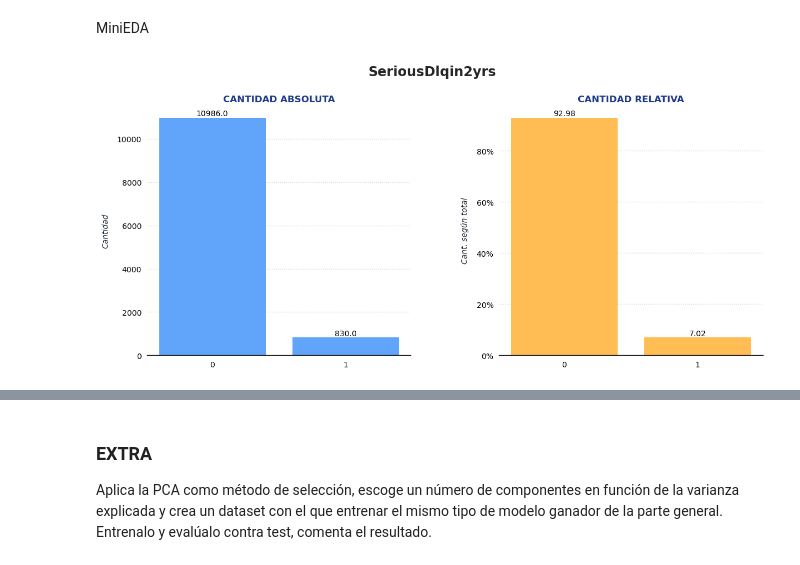
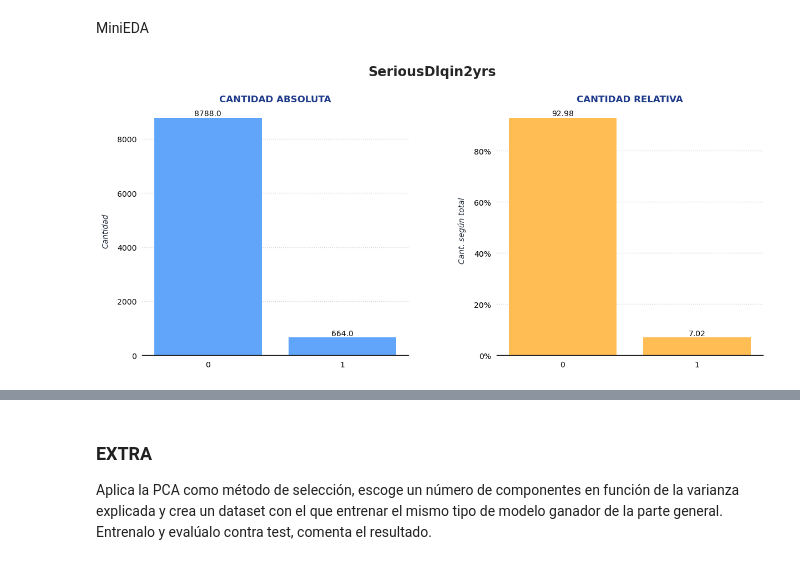
Before and after one commit to aaerror/ONLINE_DS_THEBRIDGE_AAC, a Jupyter notebook: sprint_14/feature_selection/feature_selection.ipynb, the cells around one changed output, grey strips where cells are left out. Cells and saved outputs as stored; diff of their text form; code cells hidden in the pictures.

```diff
--- a/sprint_14/feature_selection/feature_selection.ipynb
+++ b/sprint_14/feature_selection/feature_selection.ipynb
@@ -197,7 +197,7 @@ plt.rcParams["xtick.major.width"] = 0
 plt.rcParams["ytick.major.width"] = 0
 #plt.rcParams["ytick.minor.width"] = 0
 # %%
-serie = df_credit["SeriousDlqin2yrs"]
+serie = df_train["SeriousDlqin2yrs"]
 
 fig, axs = plt.subplots(nrows=1, ncols=2, figsize=(12, 5))
 fig.suptitle(f"{serie.name}", color="#262626", y=1.1)
@@ -215,34 +215,34 @@ axs[0].bar_label(bar_container, fmt=lambda x: f"{x:.1f}")
 
 axs[0].set_xticks(ticks=data.index)
 axs[0].set_ylabel("Cantidad", fontstyle="italic")
 axs[0].grid(axis="y")
 axs[0].spines[["left"]].set_visible(False)
 axs[0].spines["bottom"].set_linewidth(1)
 
 
 
 axs[1].set_title("Cantidad relativa".upper())
 data = serie.value_counts(normalize=True)
 rect = axs[1].bar(
 	x=data.index,
 	height=data.values,
 	data=data,
 	color="#FFBD54",
 	zorder=2
 )
 axs[1].bar_label(rect, fmt=lambda x: f"{x * 100:.2f}")
 
 axs[1].set_xticks(ticks=data.index)
 axs[1].set_ylabel("Cant. según total", fontstyle="italic")
 axs[1].yaxis.set_major_formatter(ticker.PercentFormatter(xmax=1))
 axs[1].grid(axis="y")
 axs[1].spines[["left"]].set_visible(False)
 axs[1].spines["bottom"].set_linewidth(1)
 
 fig.get_layout_engine().set(wspace=0.15)
 plt.show()
 # %% [output]
-[figure, old version]
+[figure, new version]
 # %%
 fig, axs = plt.subplots(nrows=1, ncols=2, figsize=(12, 6))
 fig.suptitle("age según SeriousDlqin2yrs", color="#262626", y=1.1)
```
Also changed, not shown: parts of 40 cells of this notebook.
